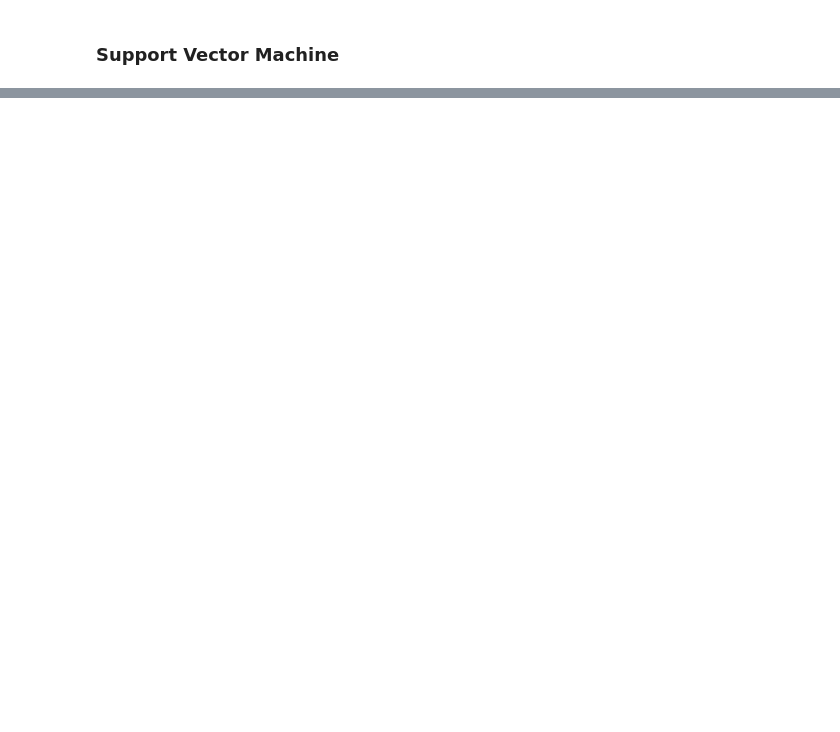
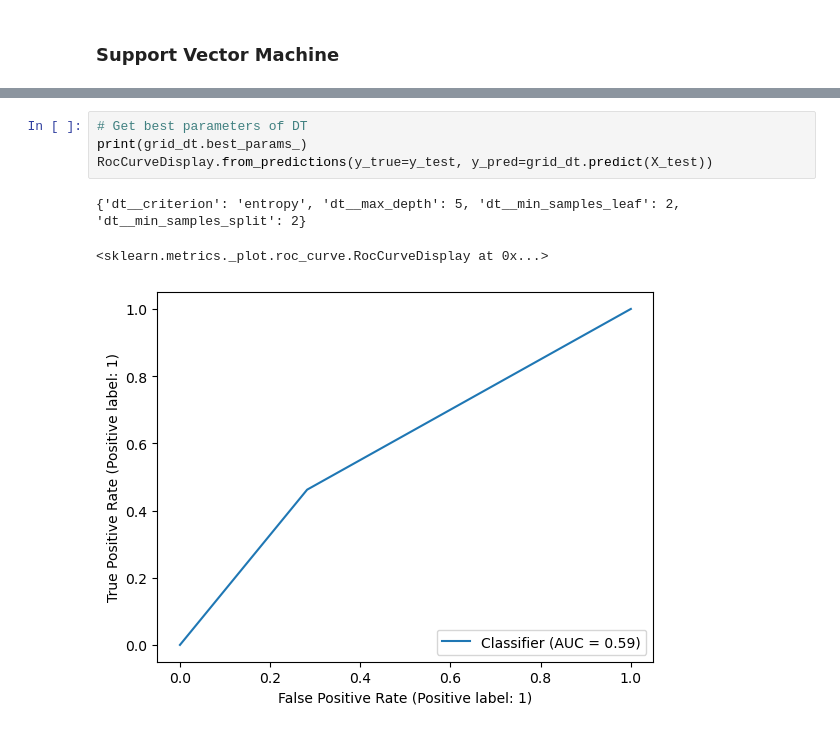
Before and after one commit to Hoomaaan/Portuguese-Banking-Comparing-Classifiers, a Jupyter notebook: prompt_III.ipynb, the cells around one changed output, grey strips where cells are left out. Drawn from its saved outputs; the diff is of its cells as text; blank space fills up the shorter version.

```diff
--- a/prompt_III.ipynb
+++ b/prompt_III.ipynb
@@ -710,0 +734,8 @@ result_df
+# %%
+# Get best parameters of DT
+print(grid_dt.best_params_)
+RocCurveDisplay.from_predictions(y_true=y_test, y_pred=grid_dt.predict(X_test))
+# %% [output]
+{'dt__criterion': 'entropy', 'dt__max_depth': 5, 'dt__min_samples_leaf': 2, 'dt__min_samples_split': 2}
+<sklearn.metrics._plot.roc_curve.RocCurveDisplay at 0x...>
+[figure, added]
```
Also changed, not shown: parts of 18 cells of this notebook.
